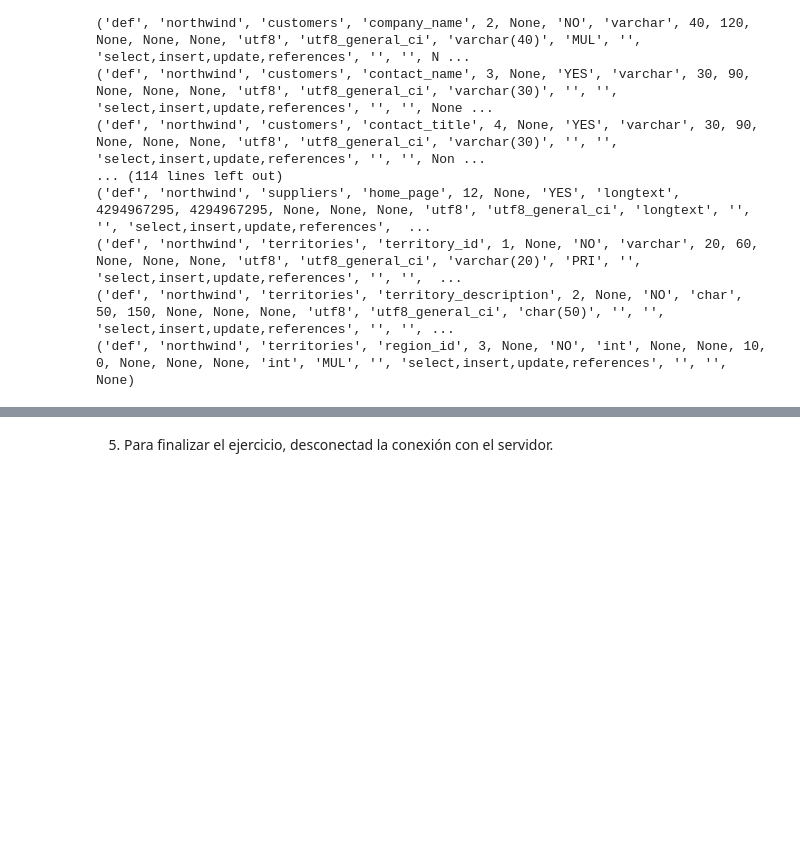
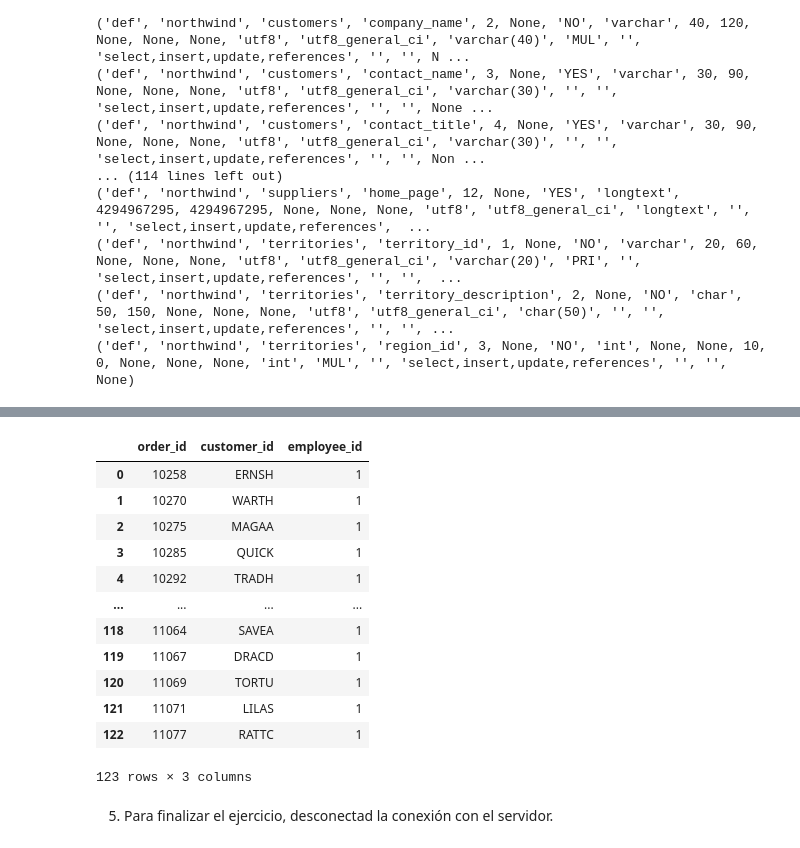
Before and after one commit to anaperezmoreno/promo-d-da-modulo1-sprint2-anabelen-ana-lidya, a Jupyter notebook: python-leccion13-python+mysql.ipynb, the cells around one changed output, grey strips where cells are left out. Cells and saved outputs as stored; diff of their text form; code cells hidden in the pictures; blank space fills up the shorter version.

```diff
--- a/python-leccion13-python+mysql.ipynb
+++ b/python-leccion13-python+mysql.ipynb
@@ -131,2 +179,18 @@ df = pd.read_sql_query(sql, cnx)
+# %%
+df
+# %% [output]
+|  | order_id | customer_id | employee_id |
+| 0 | 10258 | ERNSH | 1 |
+| 1 | 10270 | WARTH | 1 |
+| 2 | 10275 | MAGAA | 1 |
+| 3 | 10285 | QUICK | 1 |
+| 4 | 10292 | TRADH | 1 |
+| ... | ... | ... | ... |
+| 118 | 11064 | SAVEA | 1 |
+| 119 | 11067 | DRACD | 1 |
+| 120 | 11069 | TORTU | 1 |
+| 121 | 11071 | LILAS | 1 |
+| 122 | 11077 | RATTC | 1 |
+123 rows × 3 columns
 # %% [markdown]
 5. Para finalizar el ejercicio, desconectad la conexión con el servidor.
```
Also changed, not shown: parts of 11 cells of this notebook.
